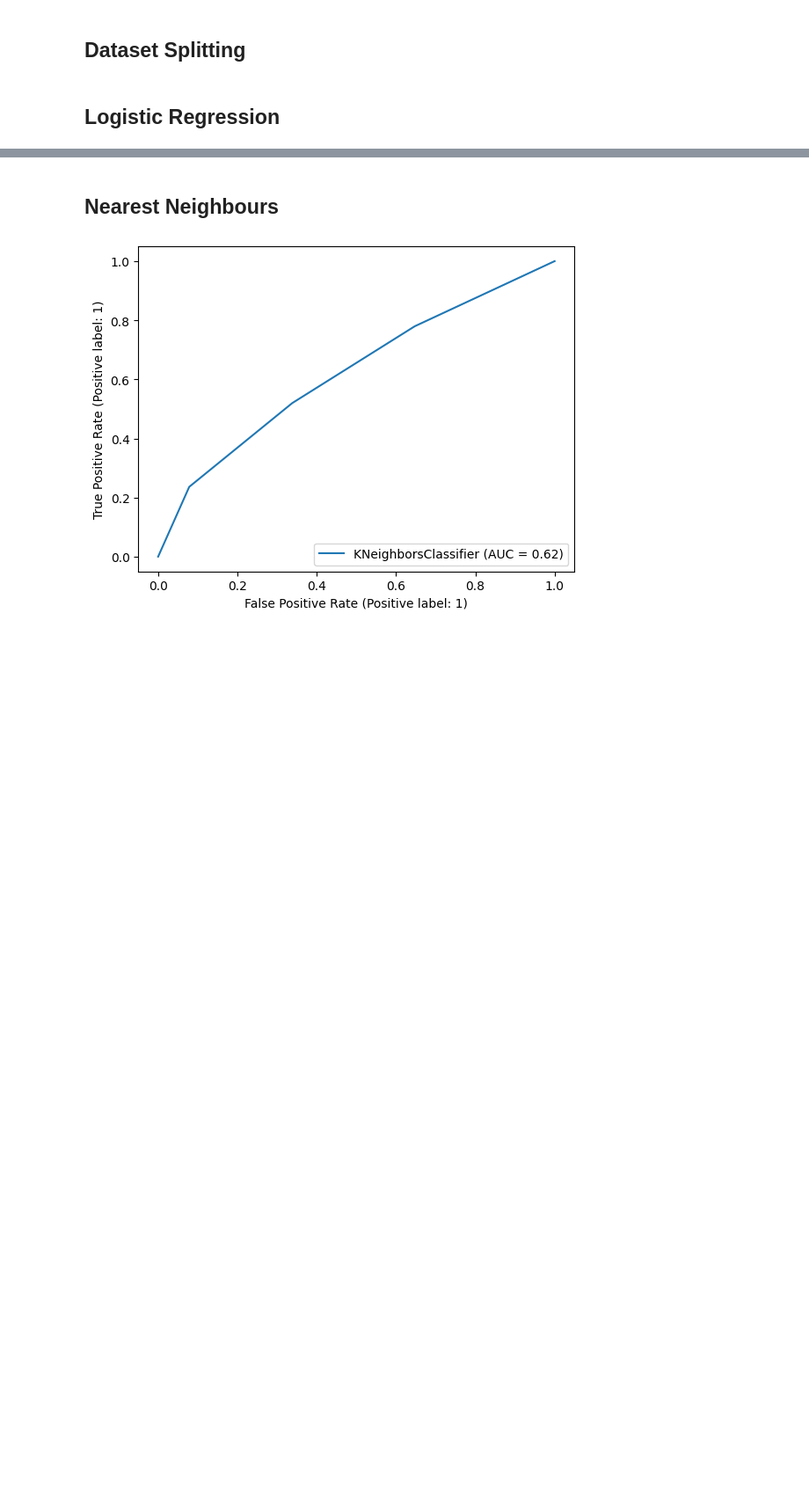
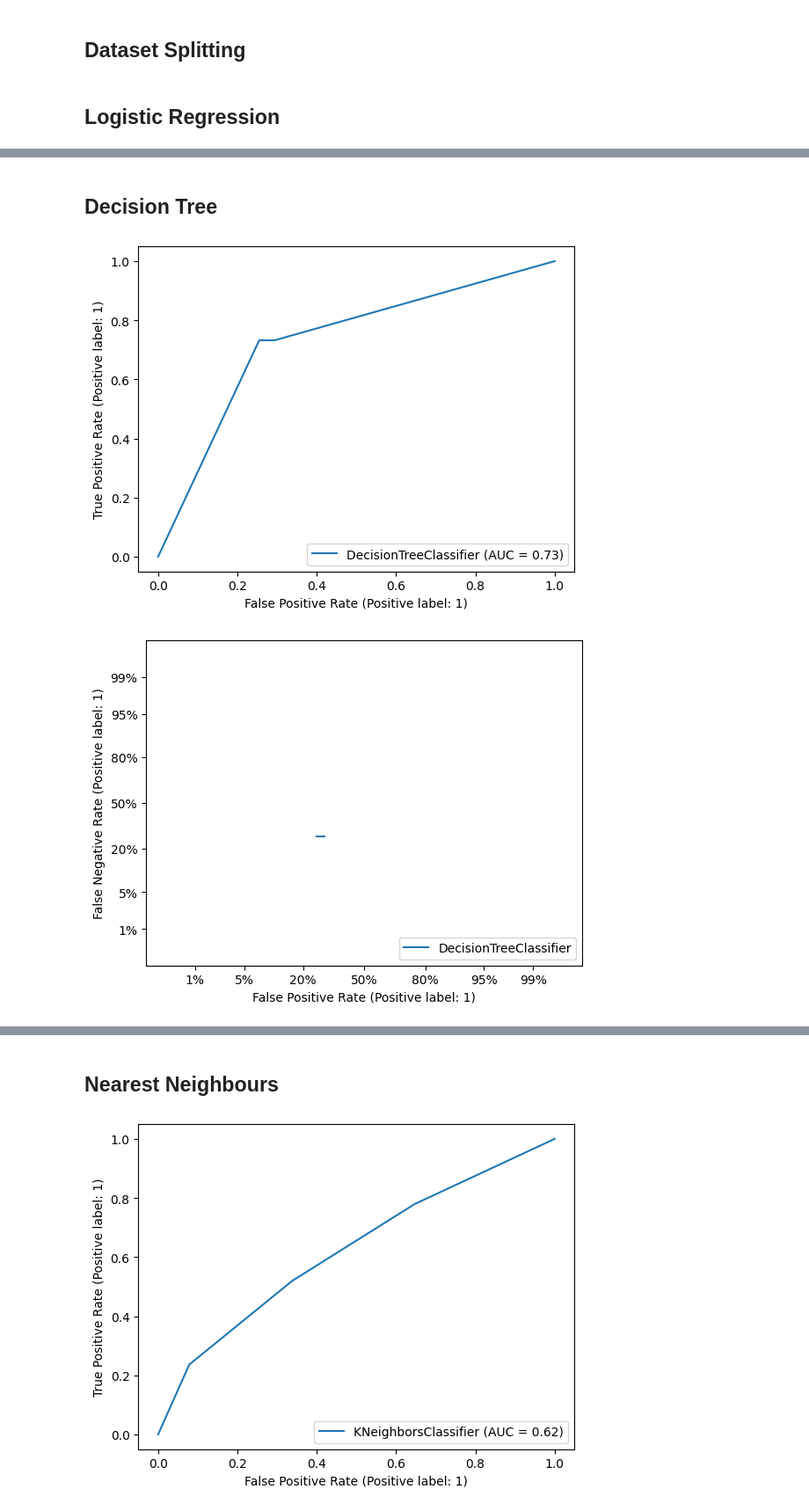
Before and after one commit to max-barker/comp5013-project, a Jupyter notebook: workbook.ipynb, the cells around one changed output, grey strips where cells are left out. Shown at 88% size. Drawn from its saved outputs; the diff is of its cells as text; code cells hidden in the pictures; blank space fills up the shorter version.

```diff
--- a/workbook.ipynb
+++ b/workbook.ipynb
@@ -256,0 +258,14 @@ np.sum(prediction == y_test )/ len(y_test)
+# %% [markdown]
+## Decision Tree
+# %%
+model = DecisionTreeClassifier(random_state=0)
+model.fit(X_train,y_train)
+y_pred = model.predict(X_test)
+tree_acc = accuracy_score(y_test, y_pred)
+tree_ratio = class_likelihood_ratios(y_test, y_pred)
+tree_roc = RocCurveDisplay.from_estimator(model, X_test, y_test)
+tree_det = DetCurveDisplay.from_estimator(model, X_test, y_test)
+tree_pr = PrecisionRecallDisplay.from_estimator(model, X_test, y_test)
+# %% [output]
+[figure, added]
+[figure, added]
```
Also changed, not shown: parts of 12 cells of this notebook, 1 other file.
